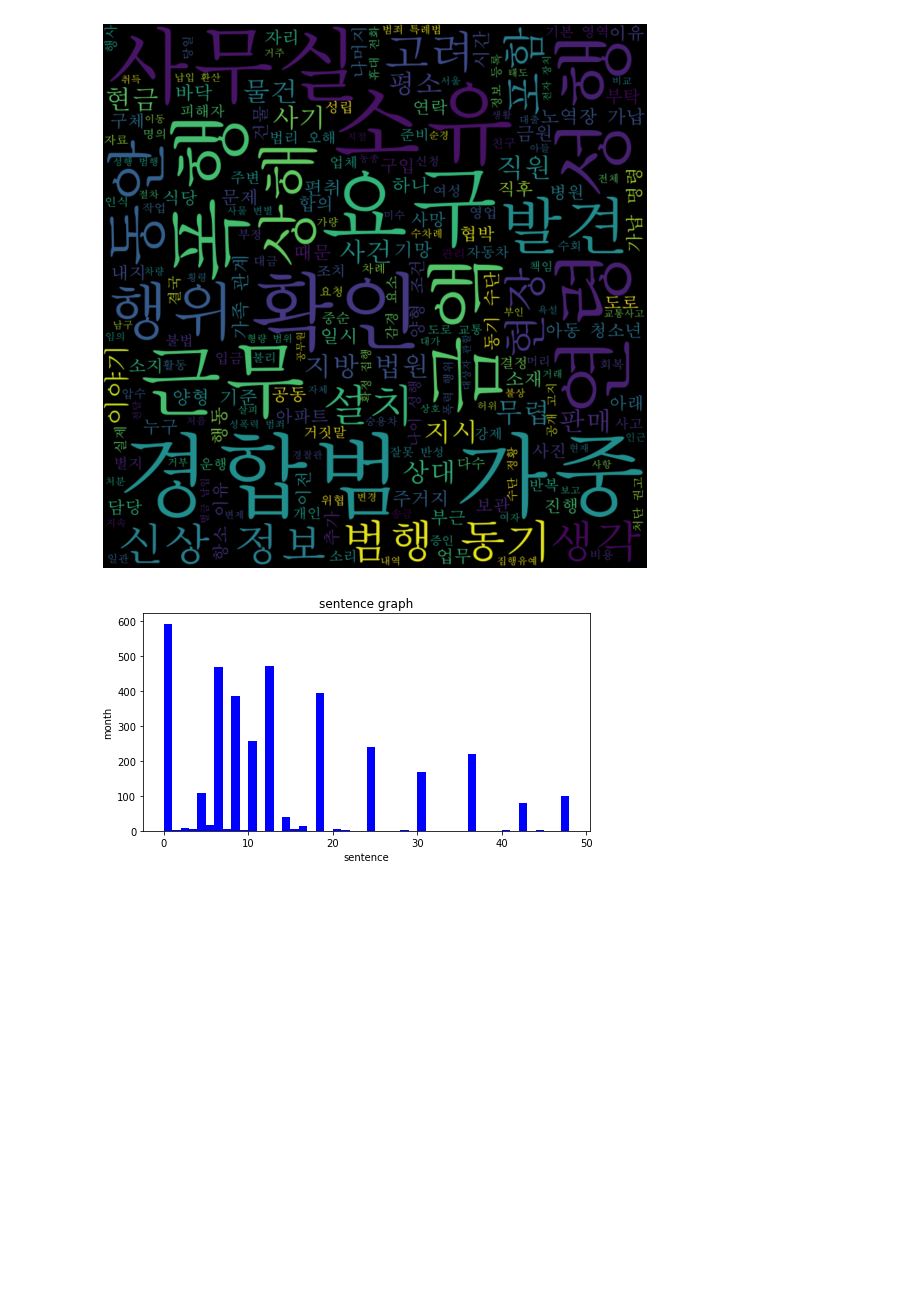
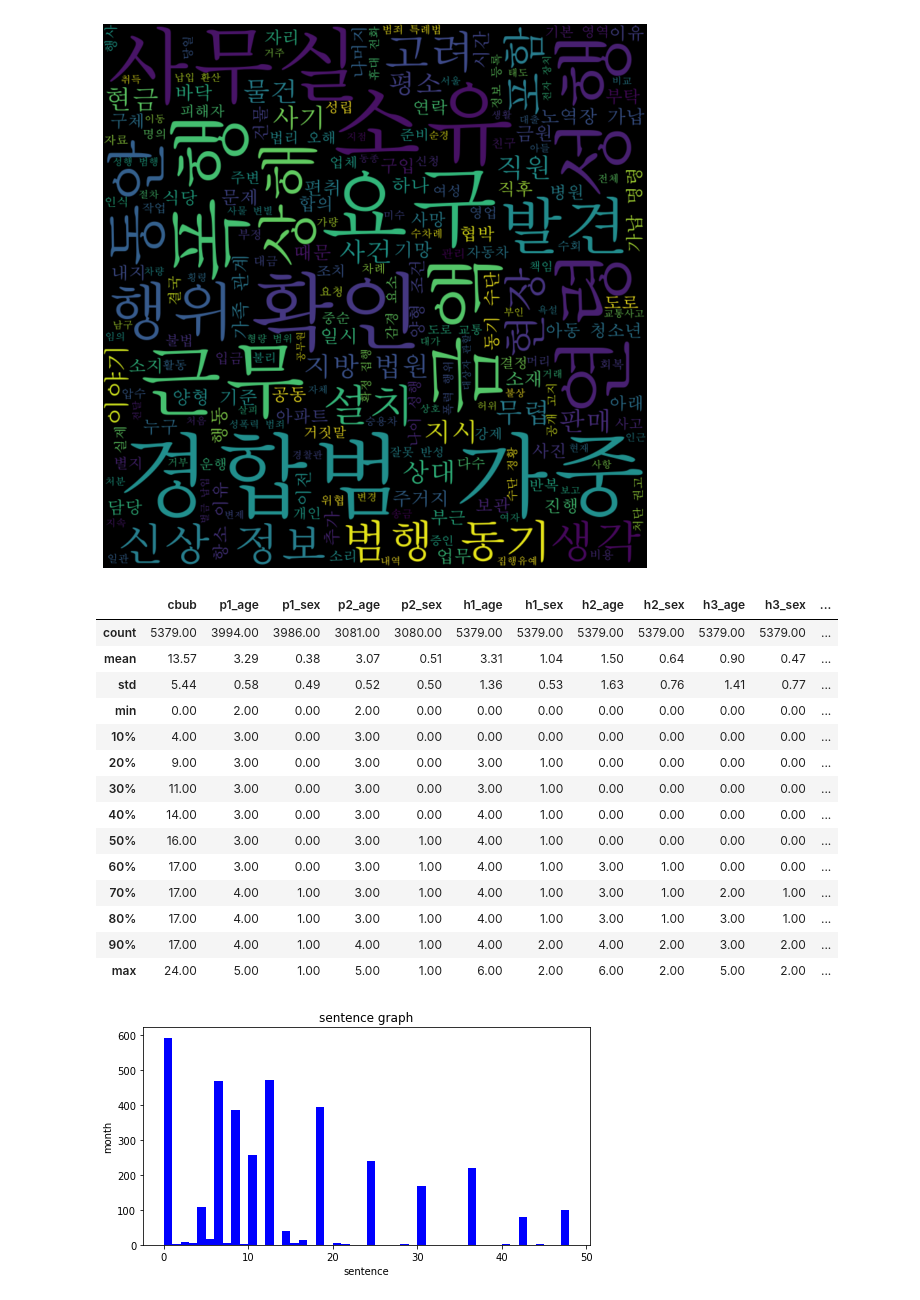
Before and after one commit to eunwooim/Datacampus-KU, a Jupyter notebook: data_processing/10_eda.ipynb, the cells around one changed output. Cells and saved outputs as stored; diff of their text form; code cells hidden in the pictures; blank space fills up the shorter version.

```diff
--- a/data_processing/10_eda.ipynb
+++ b/data_processing/10_eda.ipynb
@@ -116,6 +116,25 @@ plt.axis('off')
 plt.show()
 # %% [output]
 [figure]
+# %%
+pd.options.display.float_format = '{:.2f}'.format
+df.describe([.10, .20, .30, .40, .50, .60, .70, .80, .90])
+# %% [output]
+|  | cbub | p1_age | p1_sex | p2_age | p2_sex | h1_age | h1_sex | h2_age | h2_sex | h3_age | h3_sex | ... |
+| count | 5379.00 | 3994.00 | 3986.00 | 3081.00 | 3080.00 | 5379.00 | 5379.00 | 5379.00 | 5379.00 | 5379.00 | 5379.00 | ... |
+| mean | 13.57 | 3.29 | 0.38 | 3.07 | 0.51 | 3.31 | 1.04 | 1.50 | 0.64 | 0.90 | 0.47 | ... |
+| std | 5.44 | 0.58 | 0.49 | 0.52 | 0.50 | 1.36 | 0.53 | 1.63 | 0.76 | 1.41 | 0.77 | ... |
+| min | 0.00 | 2.00 | 0.00 | 2.00 | 0.00 | 0.00 | 0.00 | 0.00 | 0.00 | 0.00 | 0.00 | ... |
+| 10% | 4.00 | 3.00 | 0.00 | 3.00 | 0.00 | 0.00 | 0.00 | 0.00 | 0.00 | 0.00 | 0.00 | ... |
+| 20% | 9.00 | 3.00 | 0.00 | 3.00 | 0.00 | 3.00 | 1.00 | 0.00 | 0.00 | 0.00 | 0.00 | ... |
+| 30% | 11.00 | 3.00 | 0.00 | 3.00 | 0.00 | 3.00 | 1.00 | 0.00 | 0.00 | 0.00 | 0.00 | ... |
+| 40% | 14.00 | 3.00 | 0.00 | 3.00 | 0.00 | 4.00 | 1.00 | 0.00 | 0.00 | 0.00 | 0.00 | ... |
+| 50% | 16.00 | 3.00 | 0.00 | 3.00 | 1.00 | 4.00 | 1.00 | 0.00 | 0.00 | 0.00 | 0.00 | ... |
+| 60% | 17.00 | 3.00 | 0.00 | 3.00 | 1.00 | 4.00 | 1.00 | 3.00 | 1.00 | 0.00 | 0.00 | ... |
+| 70% | 17.00 | 4.00 | 1.00 | 3.00 | 1.00 | 4.00 | 1.00 | 3.00 | 1.00 | 2.00 | 1.00 | ... |
+| 80% | 17.00 | 4.00 | 1.00 | 3.00 | 1.00 | 4.00 | 1.00 | 3.00 | 1.00 | 3.00 | 1.00 | ... |
+| 90% | 17.00 | 4.00 | 1.00 | 4.00 | 1.00 | 4.00 | 2.00 | 4.00 | 2.00 | 3.00 | 2.00 | ... |
+| max | 24.00 | 5.00 | 1.00 | 5.00 | 1.00 | 6.00 | 2.00 | 6.00 | 2.00 | 5.00 | 2.00 | ... |
 # %%
 plt.figure(figsize=(8, 4))
 plt.hist(df['y_sentence'], bins=48, range=[0, 48], facecolor='b', label='train')
```
